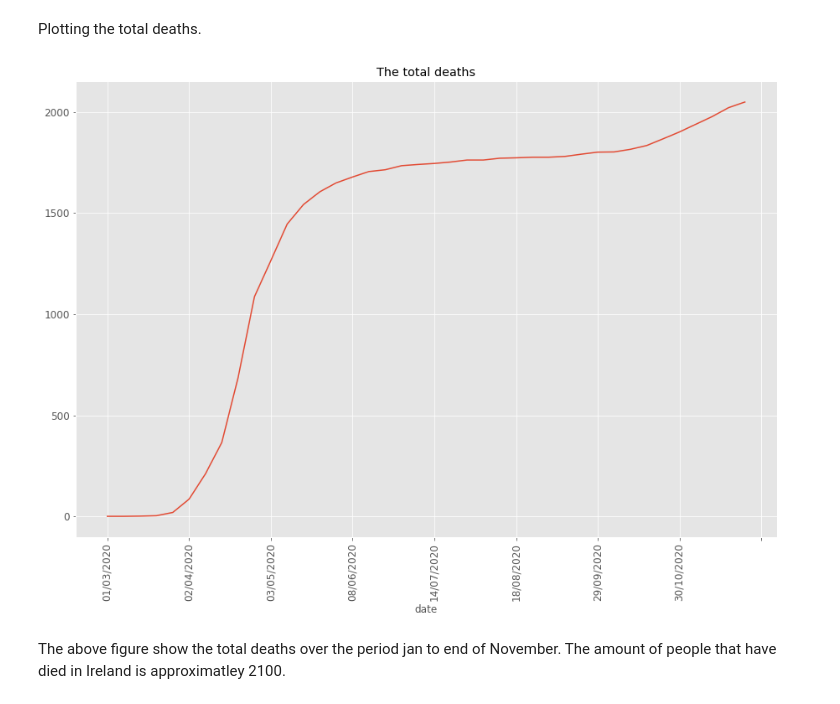
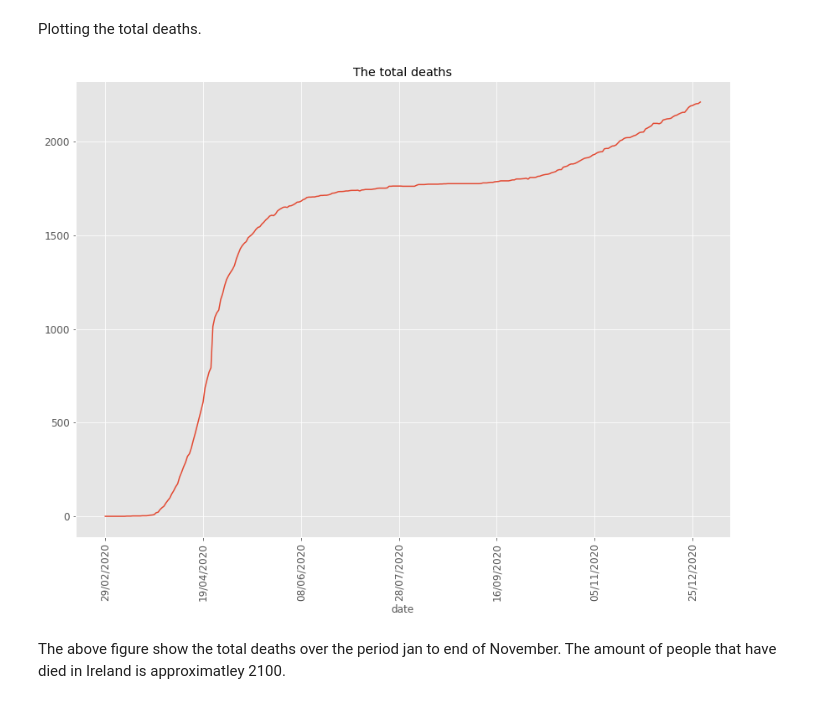
Before and after one commit to G00387859/programming-for-data-analysis-assignment, a Jupyter notebook: Project2020.ipynb, the cells around one changed output. Saved outputs shown, nothing was run; the diff lists cells and outputs as text; code cells hidden in the pictures.

```diff
--- a/Project2020.ipynb
+++ b/Project2020.ipynb
@@ -36,6 +38,7 @@ ddf1 = ddf.fillna(0)
 # %%
 #WHO report
-who = pd.read_csv('owid-covid-data1.csv',index_col='date')
+who = pd.read_csv('owid-covid-data.csv',index_col='date')
+##look at the dataset and fill all NaN's with 0
 who =who.fillna(0)
 # %%
 #whoE = who.loc[who['continent'] == 'Europe']
@@ -87,9 +86,9 @@ This section discusses the total deaths, the total cases and the reproduction ra
 Plotting the total deaths.
 # %%
 td= ddf['total_deaths']
-my_plot=td.plot(figsize=(15,10),rot=90,fontsize=12,title="The total deaths",grid=True)
+my_plot=td.plot(rot=90,fontsize=12,title="The total deaths",grid=True)
 # %% [output]
-[figure, old version]
+[figure, new version]
 # %% [markdown]
 The above figure show the total deaths over the period jan to end of November. The amount of people that have died in Ireland is approximatley 2100.
 # %% [markdown]
```
Also changed, not shown: parts of 9 cells of this notebook, 1 other file.
